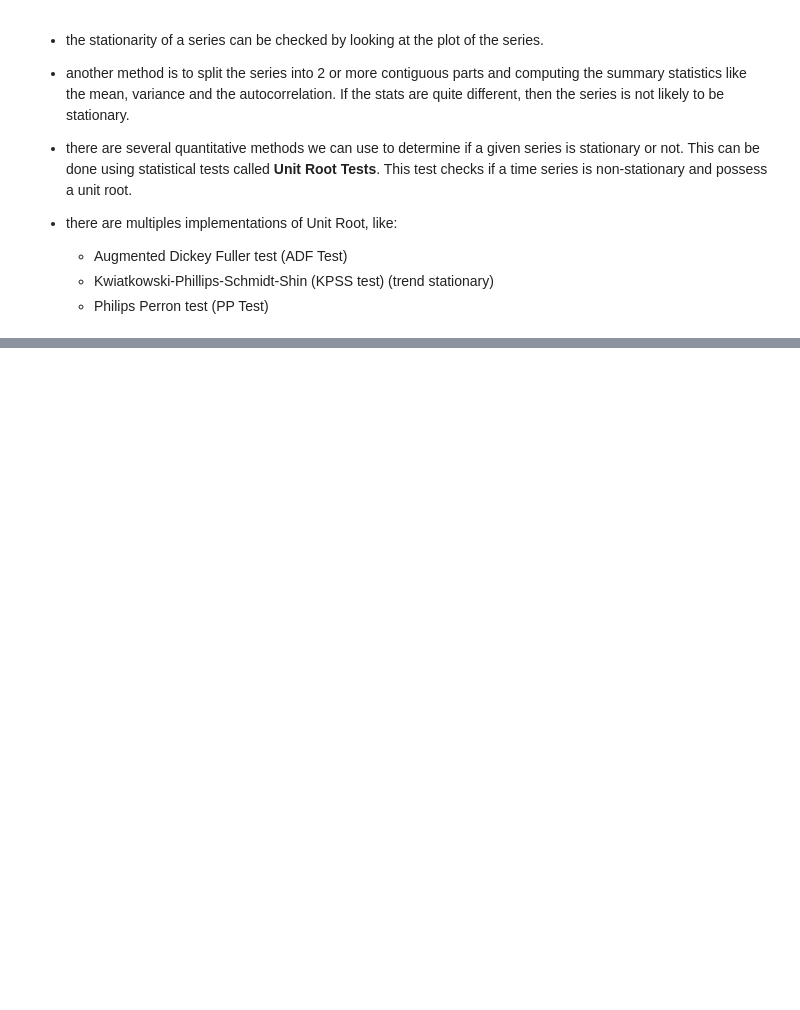
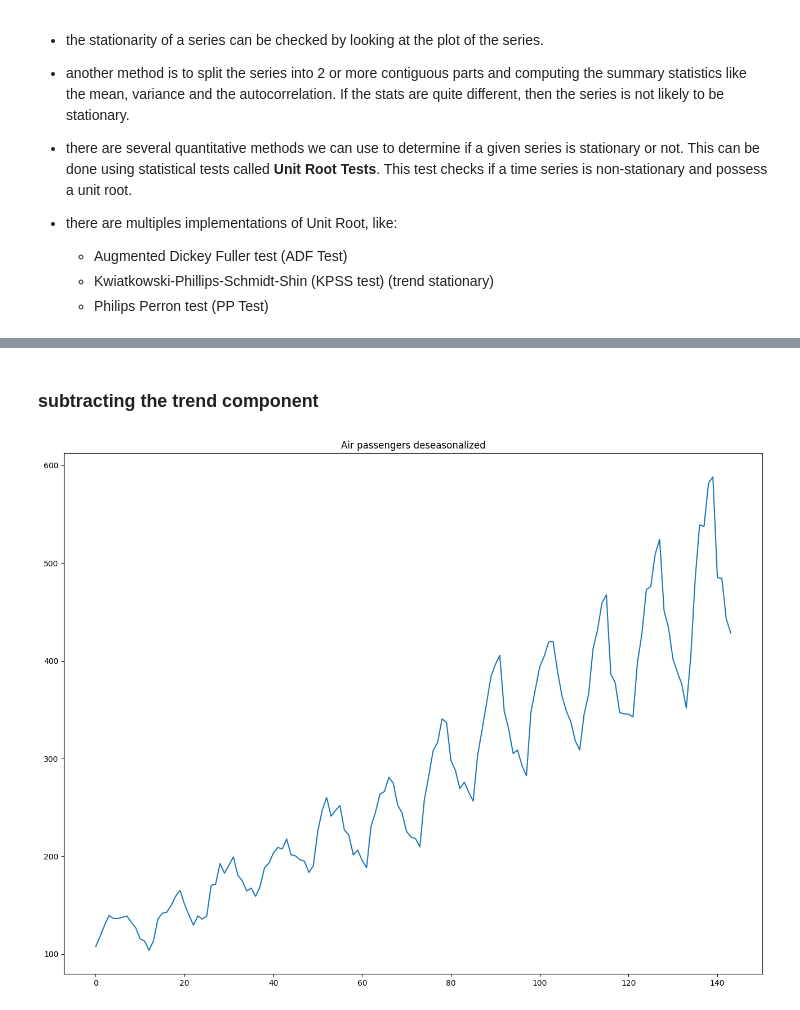
Before and after one commit to emonteiro27/data-time-series-analysis, a Jupyter notebook: time-series-analysis.ipynb, the cells around one changed output, grey strips where cells are left out. Saved outputs shown, nothing was run; the diff lists cells and outputs as text; code cells hidden in the pictures; blank space fills up the shorter version.

Commit message:
wrote some comments on deseasonalizing a time series and plotted an example

```diff
--- a/time-series-analysis.ipynb
+++ b/time-series-analysis.ipynb
@@ -311,0 +327,15 @@ plt.show()
+# %% [markdown]
+### subtracting the trend component
+# %%
+# time series decomposition
+result_mul = seasonal_decompose(df['passengers'], model='multiplicative', period=30)
+
+# deseasonalize
+deseasonalize = df['passengers'].values / result_mul.seasonal
+
+# plot
+plt.plot(deseasonalize)
+plt.title('Air passengers deseasonalized')
+plt.show()
+# %% [output]
+[figure, added]
```
Also changed, not shown: parts of 32 cells of this notebook.
